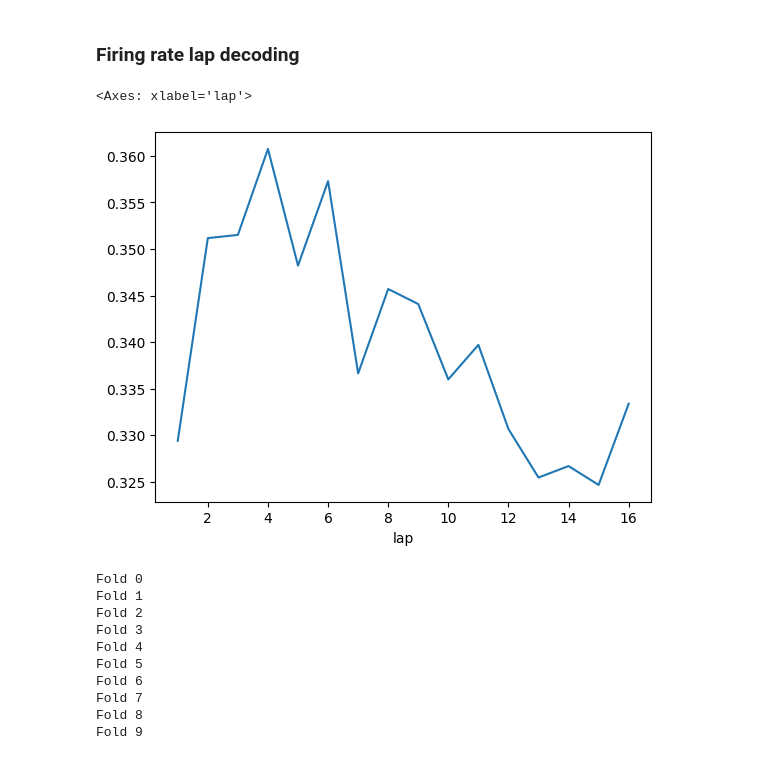
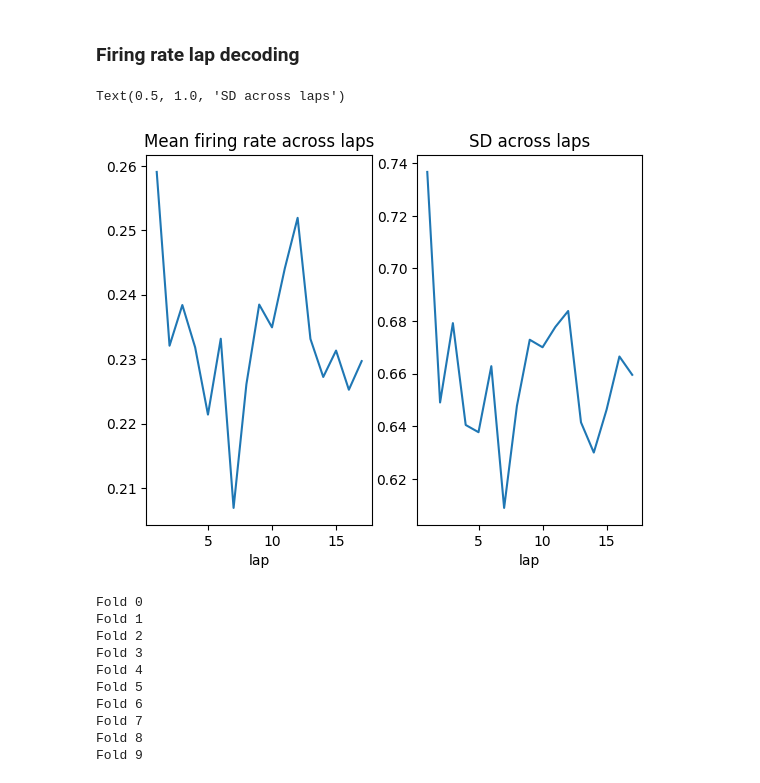
Before and after one commit to bendor-lab/Representational_drift_and_replay_analysis, a Jupyter notebook: Dimension Reduction/UMAP/firingSpeedVariance.ipynb, the cells around one changed output. Cells and saved outputs as stored; diff of their text form; code cells hidden in the pictures.

Commit message:
change plotting timeserie

```diff
--- a/Dimension Reduction/UMAP/firingSpeedVariance.ipynb
+++ b/Dimension Reduction/UMAP/firingSpeedVariance.ipynb
@@ -8,3 +9,3 @@ import numpy as np
 from sklearn.neighbors import KNeighborsClassifier
 # %%
-d = pd.read_csv(r"neuralData_cross_validation.csv")
+d = pd.read_csv(r"data_cross_validation/data_6_T1.csv")
@@ -148,12 +140,19 @@ Fold 9
 # %%
 # Plot the mean firing rate across laps
 
 mean_per_lap = data.groupby("lap").mean()
 mean_all_cells = mean_per_lap.iloc[:, 1:].mean(axis=1)
+plt.subplot(1, 2, 1)
 mean_all_cells.plot()
+plt.title("Mean firing rate across laps")
+
+plt.subplot(1, 2, 2)
+std_all_cells = mean_per_lap.iloc[:, 1:].std(axis=1)
+std_all_cells.plot()
+plt.title("SD across laps")
 # %% [output]
-<Axes: xlabel='lap'>
+Text(0.5, 1.0, 'SD across laps')
-[figure, old version]
+[figure, new version]
 # %%
 # Create the meaned data for train / test
 meaned_data = data[allGoodCol].mean(axis=1)
```
Also changed, not shown: parts of 6 cells of this notebook, 3 other files.
